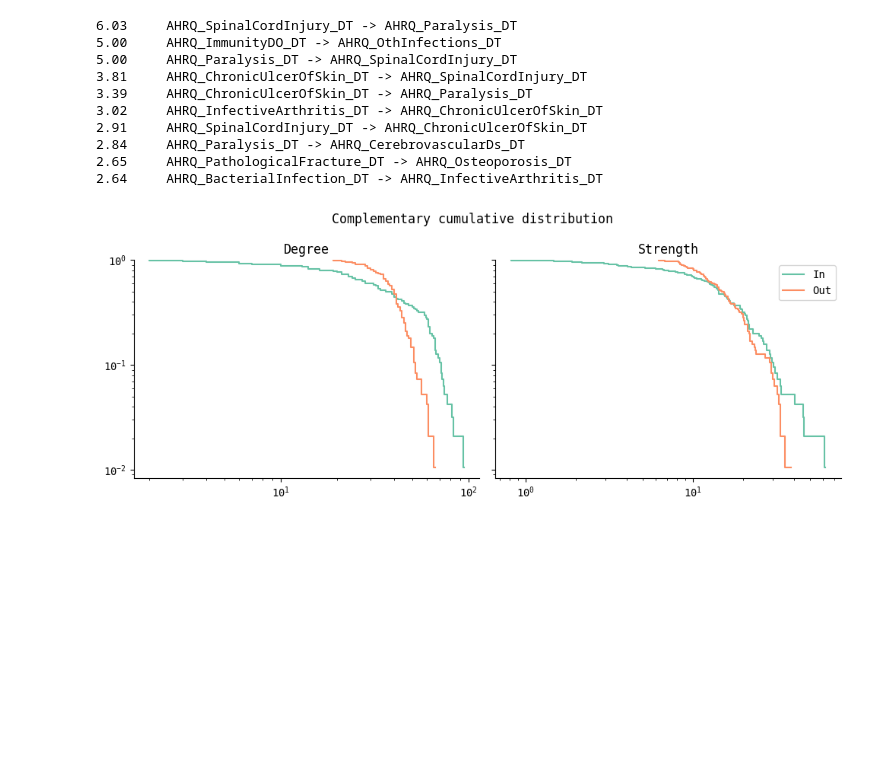
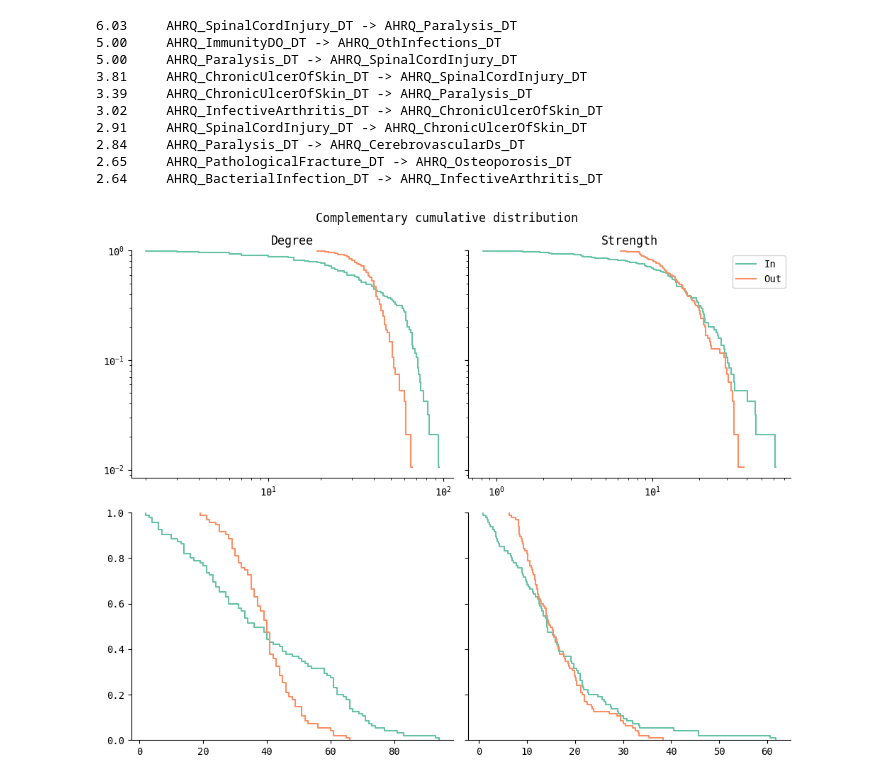
Before and after one commit to CristinaLiccia/co-morbidity-network-analysis, a Jupyter notebook: network_properties.ipynb, the cells around one changed output. Drawn from its saved outputs; the diff is of its cells as text; code cells hidden in the pictures; blank space fills up the shorter version.

Commit message:
added degree and strength distribution plots

```diff
--- a/network_properties.ipynb
+++ b/network_properties.ipynb
@@ -220,17 +220,25 @@ for u, v, data in top_edges:
 # %%
 sns.set_palette('Set2')
 
-fig, (ax1, ax2) = plt.subplots(ncols=2, sharey=True, figsize=(10, 4))
+fig, ((ax1, ax2), (ax3, ax4)) = plt.subplots(2, 2, figsize=(10, 8))
+
 fig.suptitle('Complementary cumulative distribution')
+
 ax1.set_title('Degree')
 sns.ecdfplot(in_degrees, complementary = True, log_scale = (True, True), ax=ax1).set(ylabel=None)
 sns.ecdfplot(out_degrees, complementary = True, log_scale = (True, True), ax=ax1).set(ylabel=None)
 ax2.set_title('Strength')
-sns.ecdfplot(in_strengths, complementary = True, log_scale = (True, True), ax=ax2)
-sns.ecdfplot(out_strengths, complementary = True, log_scale = (True, True), ax=ax2)
+sns.ecdfplot(in_strengths, complementary = True, log_scale = (True, True), ax=ax2).set(ylabel=None, yticklabels=[])
+sns.ecdfplot(out_strengths, complementary = True, log_scale = (True, True), ax=ax2).set(ylabel=None, yticklabels=[])
 ax2.legend(['In', 'Out'])
+
+sns.ecdfplot(in_degrees, complementary = True, ax=ax3).set(ylabel=None)
+sns.ecdfplot(out_degrees, complementary = True, ax=ax3).set(ylabel=None)
+sns.ecdfplot(in_strengths, complementary = True, ax=ax4).set(ylabel=None, yticklabels=[])
+sns.ecdfplot(out_strengths, complementary = True, ax=ax4).set(ylabel=None, yticklabels=[])
+
 sns.despine()
 plt.tight_layout()
 plt.show()
 # %% [output]
-[figure, old version]
+[figure, new version]
```
Also changed, not shown: parts of 3 cells of this notebook.
